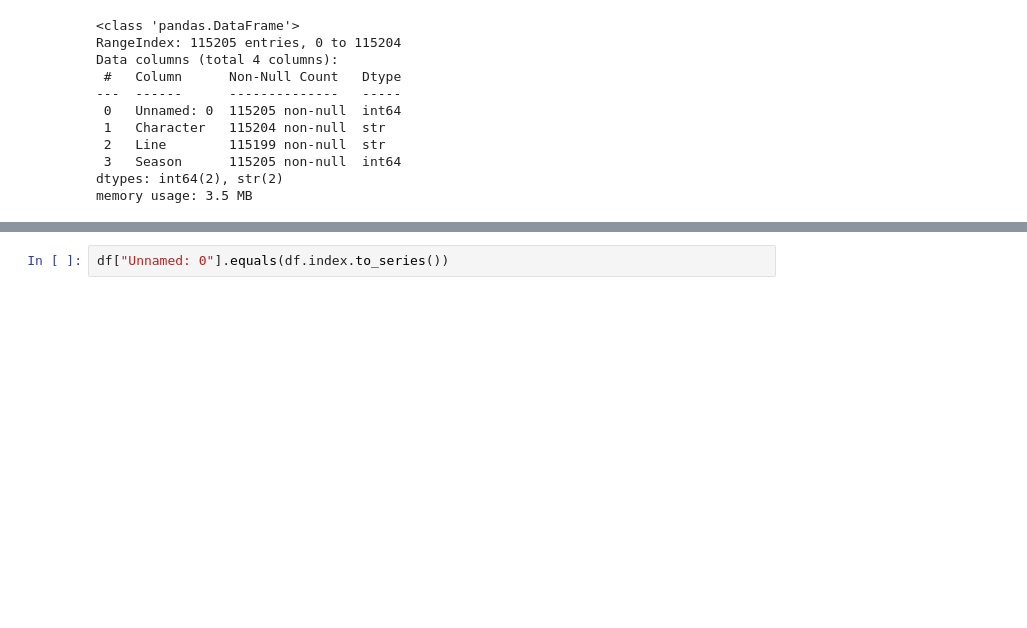
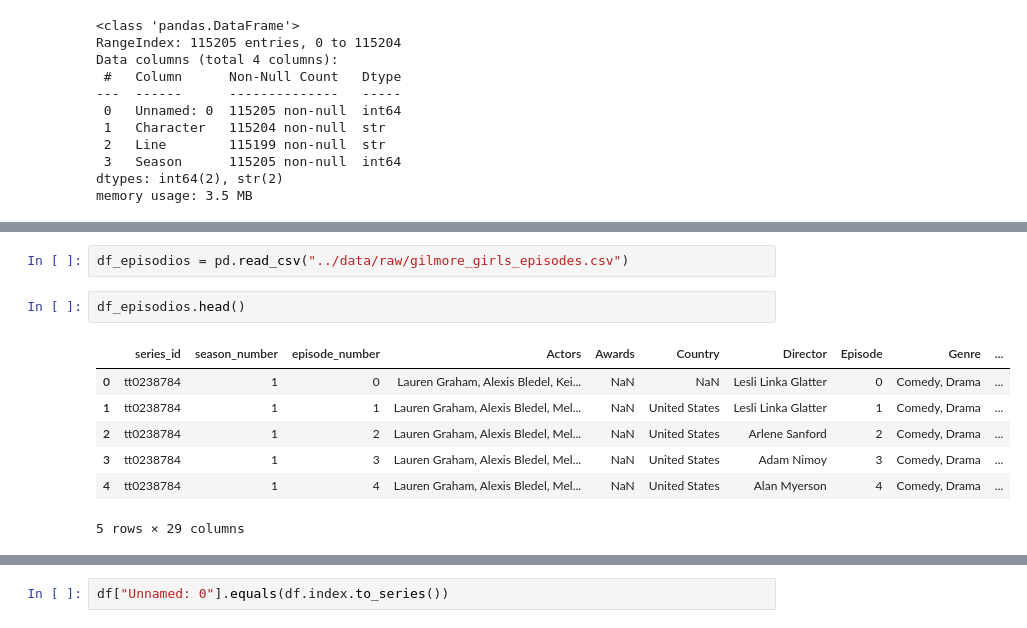
Before and after one commit to luanagroner/gilmore-girls-data-analysis, a Jupyter notebook: notebooks/01_data_understanding.ipynb, the cells around one changed output, grey strips where cells are left out. Drawn from its saved outputs; the diff is of its cells as text; blank space fills up the shorter version.

```diff
--- a/notebooks/01_data_understanding.ipynb
+++ b/notebooks/01_data_understanding.ipynb
@@ -31,0 +66,12 @@ memory usage: 3.5 MB
+# %%
+df_episodios = pd.read_csv("../data/raw/gilmore_girls_episodes.csv")
+# %%
+df_episodios.head()
+# %% [output]
+|  | series_id | season_number | episode_number | Actors | Awards | Country | Director | Episode | Genre | ... |
+| 0 | tt0238784 | 1 | 0 | Lauren Graham, Alexis Bledel, Kei... | NaN | NaN | Lesli Linka Glatter | 0 | Comedy, Drama | ... |
+| 1 | tt0238784 | 1 | 1 | Lauren Graham, Alexis Bledel, Mel... | NaN | United States | Lesli Linka Glatter | 1 | Comedy, Drama | ... |
+| 2 | tt0238784 | 1 | 2 | Lauren Graham, Alexis Bledel, Mel... | NaN | United States | Arlene Sanford | 2 | Comedy, Drama | ... |
+| 3 | tt0238784 | 1 | 3 | Lauren Graham, Alexis Bledel, Mel... | NaN | United States | Adam Nimoy | 3 | Comedy, Drama | ... |
+| 4 | tt0238784 | 1 | 4 | Lauren Graham, Alexis Bledel, Mel... | NaN | United States | Alan Myerson | 4 | Comedy, Drama | ... |
+5 rows × 29 columns
```
Also changed, not shown: parts of 13 cells of this notebook, 1 other file.
